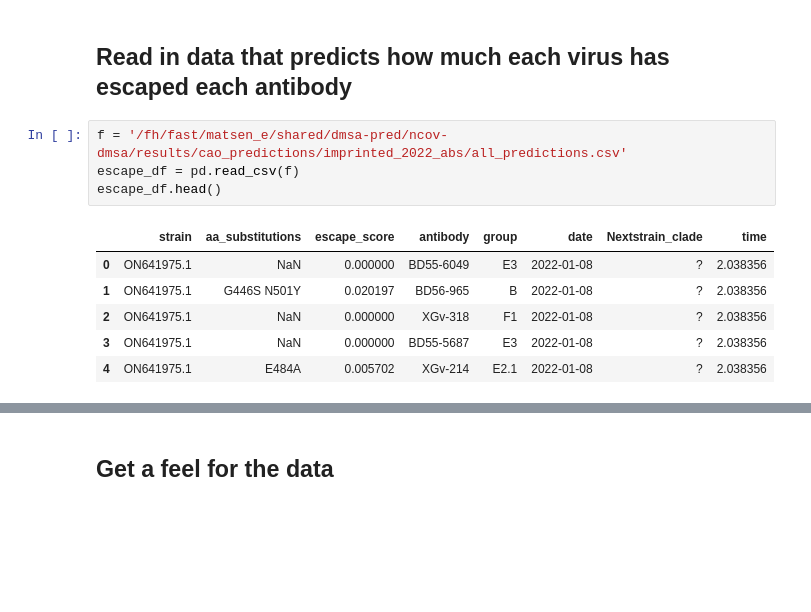
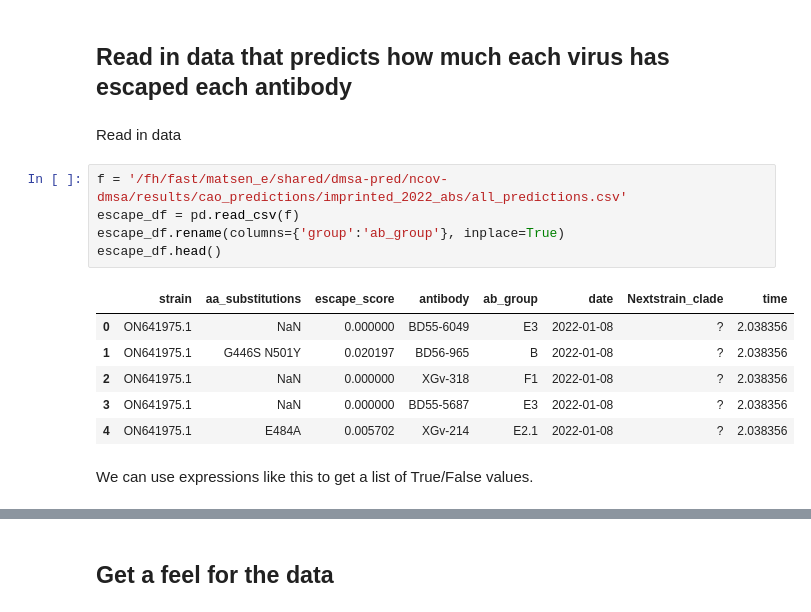
Before and after one commit to matsengrp/ncov-ab-escape, a Jupyter notebook: analysis_code_3K.ipynb, the cells around one changed output, grey strips where cells are left out. Saved outputs shown, nothing was run; the diff lists cells and outputs as text; blank space fills up the shorter version.

```diff
--- a/analysis_code_3K.ipynb
+++ b/analysis_code_3K.ipynb
@@ -12,14 +12,19 @@ import matplotlib.pyplot as plt
 import seaborn as sns
 # %% [markdown]
 ## Read in data that predicts how much each virus has escaped each antibody
+# %% [markdown]
+Read in data
 # %%
 f = '/fh/fast/matsen_e/shared/dmsa-pred/ncov-dmsa/results/cao_predictions/imprinted_2022_abs/all_predictions.csv'
 escape_df = pd.read_csv(f)
+escape_df.rename(columns={'group':'ab_group'}, inplace=True)
 escape_df.head()
 # %% [output]
-|  | strain | aa_substitutions | escape_score | antibody | group | date | Nextstrain_clade | time |
+|  | strain | aa_substitutions | escape_score | antibody | ab_group | date | Nextstrain_clade | time |
 | 0 | ON641975.1 | NaN | 0.000000 | BD55-6049 | E3 | 2022-01-08 | ? | 2.038356 |
 | 1 | ON641975.1 | G446S N501Y | 0.020197 | BD56-965 | B | 2022-01-08 | ? | 2.038356 |
 | 2 | ON641975.1 | NaN | 0.000000 | XGv-318 | F1 | 2022-01-08 | ? | 2.038356 |
 | 3 | ON641975.1 | NaN | 0.000000 | BD55-5687 | E3 | 2022-01-08 | ? | 2.038356 |
 | 4 | ON641975.1 | E484A | 0.005702 | XGv-214 | E2.1 | 2022-01-08 | ? | 2.038356 |
+# %% [markdown]
+We can use expressions like this to get a list of True/False values.
```
Also changed, not shown: parts of 23 cells of this notebook.
